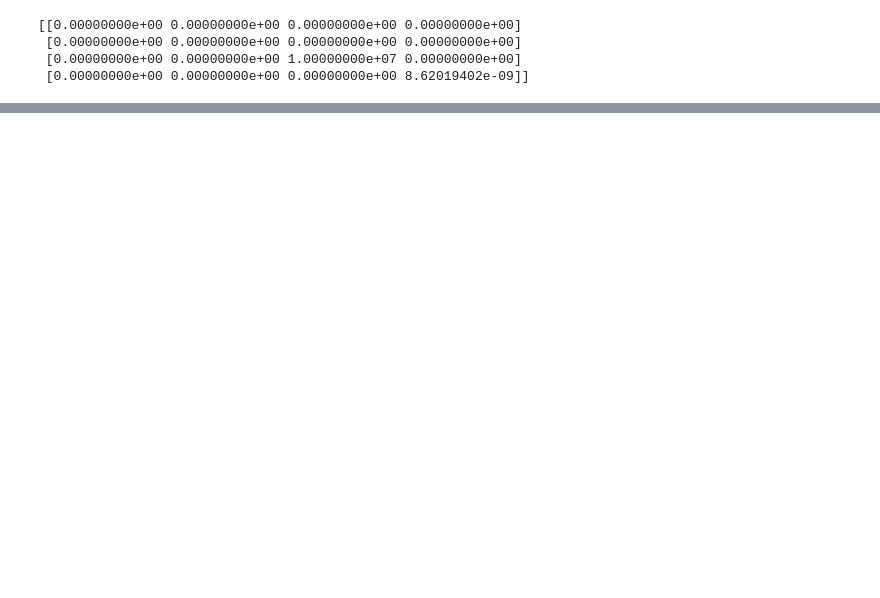
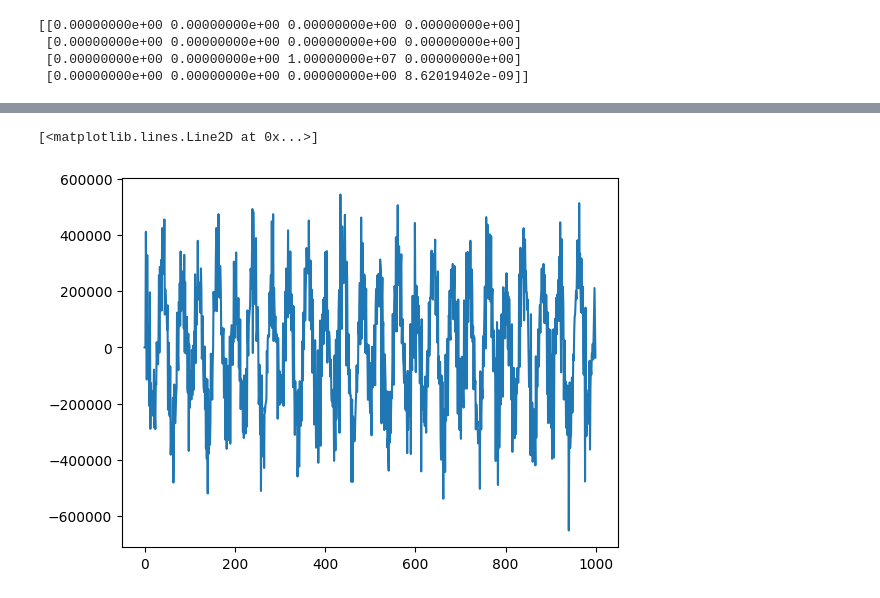
Before and after one commit to leigaoyi/Kalman_filter_sensor_drift, a Jupyter notebook: KF_unknown_Input_v2.ipynb, the cells around one changed output, grey strips where cells are left out. Drawn from its saved outputs; the diff is of its cells as text; code cells hidden in the pictures; blank space fills up the shorter version.

```diff
--- a/KF_unknown_Input_v2.ipynb
+++ b/KF_unknown_Input_v2.ipynb
@@ -69,3 +75,8 @@ KF_estimate_Measure = mu1 * 1e2
+# %%
+plt.plot(mu_2sd)
+# %% [output]
+[<matplotlib.lines.Line2D at 0x...>]
+[figure, added]
 # %%
 plt.style.use('seaborn-bright')
 
```
Also changed, not shown: parts of 4 cells of this notebook, 11 other files.
